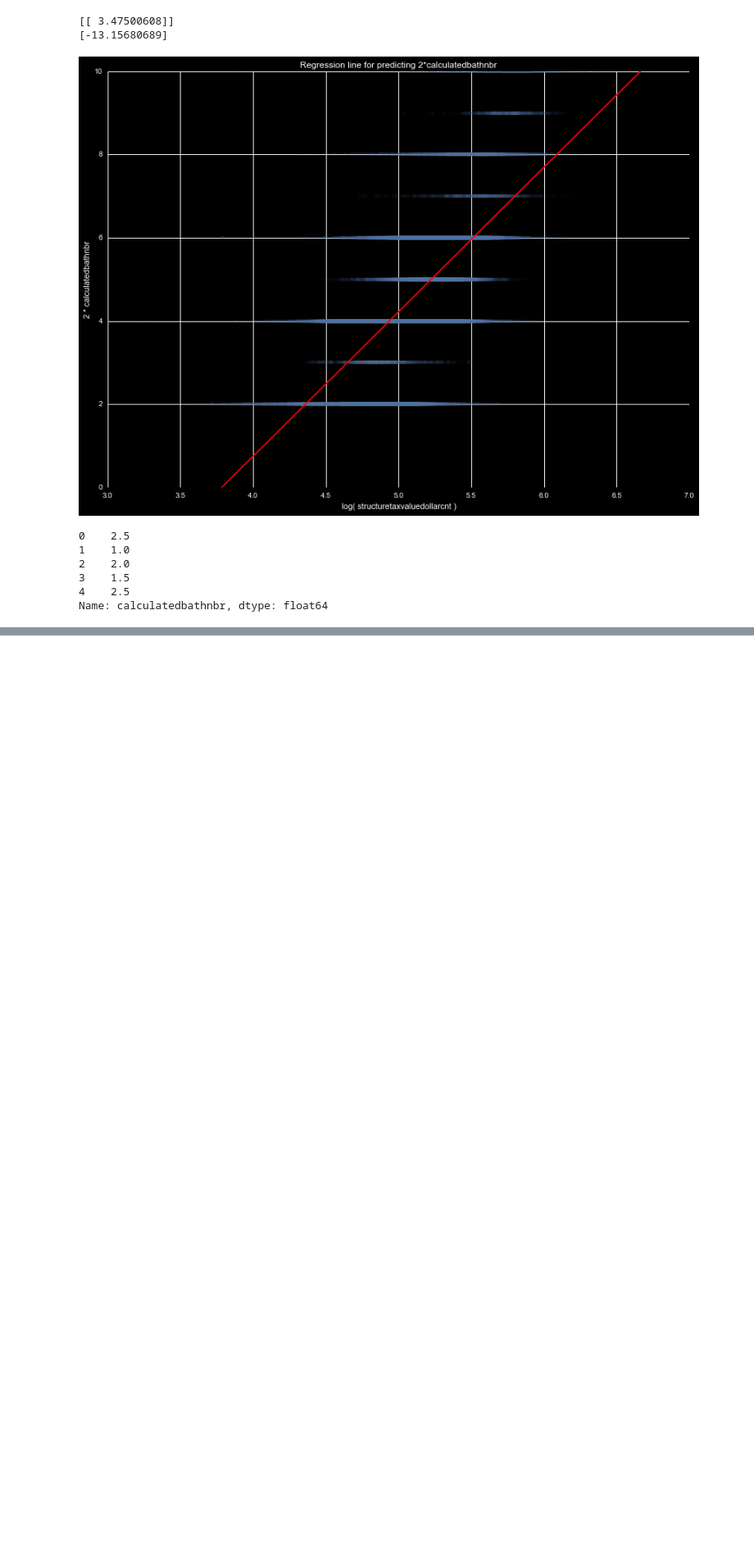
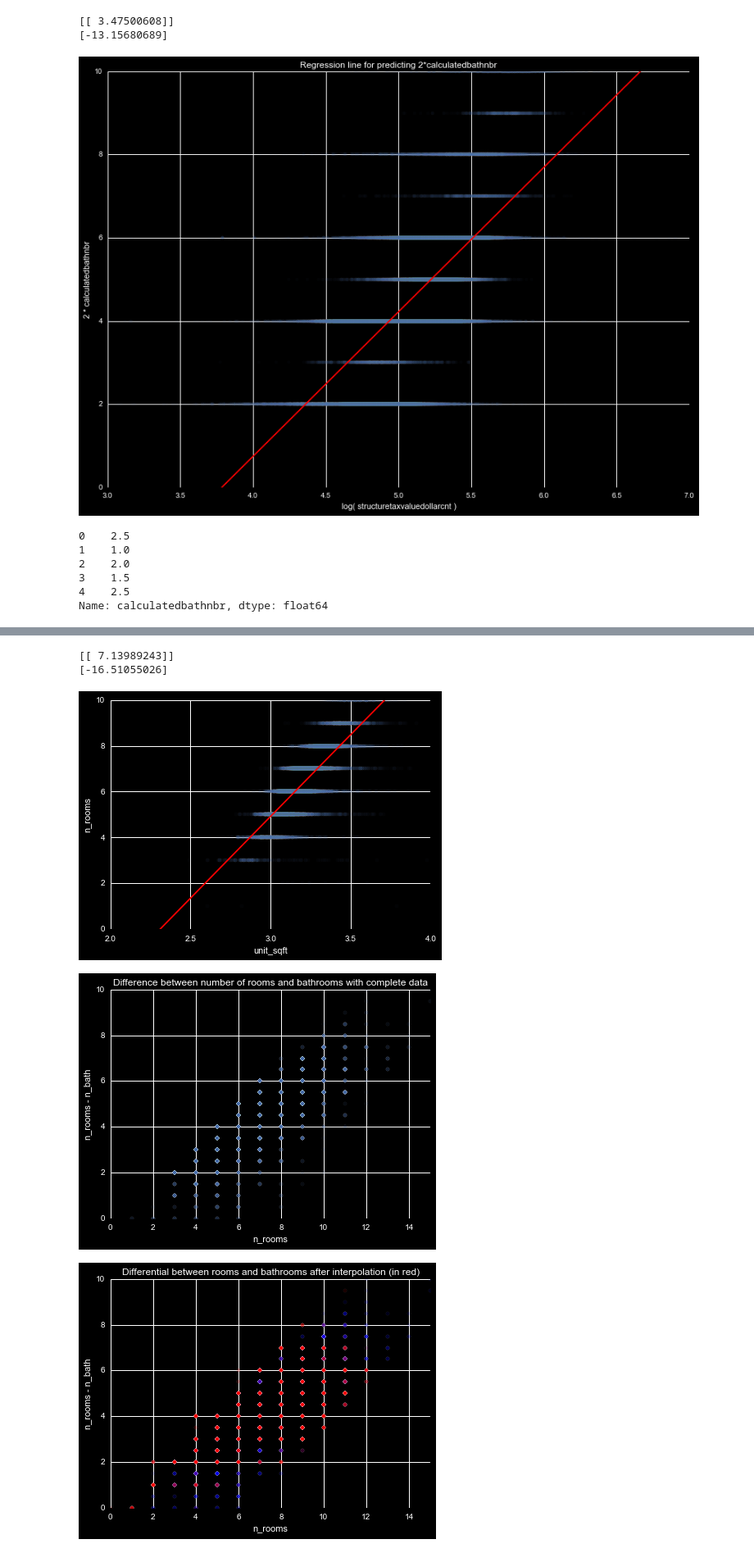
Before and after one commit to markertsean/zillow, a Jupyter notebook: detail_variables_purchased.ipynb, the cells around one changed output, grey strips where cells are left out. Shown at 82% size. Drawn from its saved outputs; the diff is of its cells as text; code cells hidden in the pictures; blank space fills up the shorter version.

```diff
--- a/detail_variables_purchased.ipynb
+++ b/detail_variables_purchased.ipynb
@@ -506,0 +869,72 @@ Name: calculatedbathnbr, dtype: float64
+# %%
+def reg_rooms( inp_df ):
+
+
+    # Only things we need for regression
+    foo = inp_df[['n_rooms','n_bath','unit_sqft','parcelid']].copy()
+
+    foo['unit_sqft'] = np.log10( foo['unit_sqft'] )
+
+
+    # Bar is just not null values, for regression
+    bar = foo.loc[ foo['n_rooms']>0 ].dropna()
+
+
+    # We will attempt to predict the difference between n_rooms, n_bath
+    bar['diff'] = bar['n_rooms']-bar['n_bath']
+
+
+    # Perform regressions
+    room_reg = linear_model.LinearRegression()
+    room_reg.fit( bar['unit_sqft'].to_frame(), bar['n_rooms'].to_frame() )
+
+#
+    print room_reg.coef_
+    print room_reg.intercept_
+#
+    xx = np.array( [0, 9] )
+#
+    bar.plot.scatter( x='unit_sqft', y='n_rooms', alpha=0.03, figsize=(7,5) )
+    plt.plot( xx, room_reg.coef_[0]*xx+room_reg.intercept_ , color='r' )
+    plt.xlim(2,4)
+    plt.ylim(0,10)
+    plt.show()
+#
+    bar.plot.scatter( x='n_rooms', y='diff', alpha=0.1, figsize=(7,5) )
+    plt.xlim( [0,15] )
+    plt.ylim( [0,10] )
+    plt.ylabel( 'n_rooms - n_bath' )
+    plt.title( 'Difference between number of rooms and bathrooms with complete data' )
+    plt.show()
+
+
+    # Locate bad indexes, and fill those spots with predicted values
+    null_index = foo.isnull().any(axis=1) | ( foo['n_rooms'] < 1 )
+
+
+    # Do regression
+    foo.ix[ null_index, ['n_rooms'] ] = room_reg.predict( foo.ix[ null_index, 'unit_sqft' ].values.reshape(-1,1) ).round()
+
+    foo['diff'] = foo['n_rooms']-foo['n_bath']
+
+    # if n_rooms-6.5 <= diff, n_rooms-6.5 <= n_rooms-n_bath
+    foo.ix[ foo['n_rooms']-6.5 > foo['diff'], 'n_rooms' ] = ( foo.loc[ foo['n_rooms']-6.5 > foo['diff'] ]['n_rooms']-6.5 ).round()
+#
+    ax2 = plt.gca()
+    foo.loc[ np.invert( null_index ) ].plot.scatter( x='n_rooms', y='diff', alpha=0.1, color='b', ax=ax2, figsize=(7,5) )
+    foo.loc[            null_index   ].plot.scatter( x='n_rooms', y='diff', alpha=0.1, color='r', ax=ax2 )
+    ax2.set_xlim( [0,15] )
+    ax2.set_ylim( [0,10] )
+    ax2.set_title( 'Differential between rooms and bathrooms after interpolation (in red)' )
+    ax2.set_ylabel( 'n_rooms - n_bath' )
+    plt.show()
+
+    return foo['n_rooms']
+
+blah = reg_rooms( my_df )
+# %% [output]
+[[ 7.13989243]]
+[-16.51055026]
+[figure, added]
+[figure, added]
+[figure, added]
```
Also changed, not shown: parts of 5 cells of this notebook, 2 other files.
